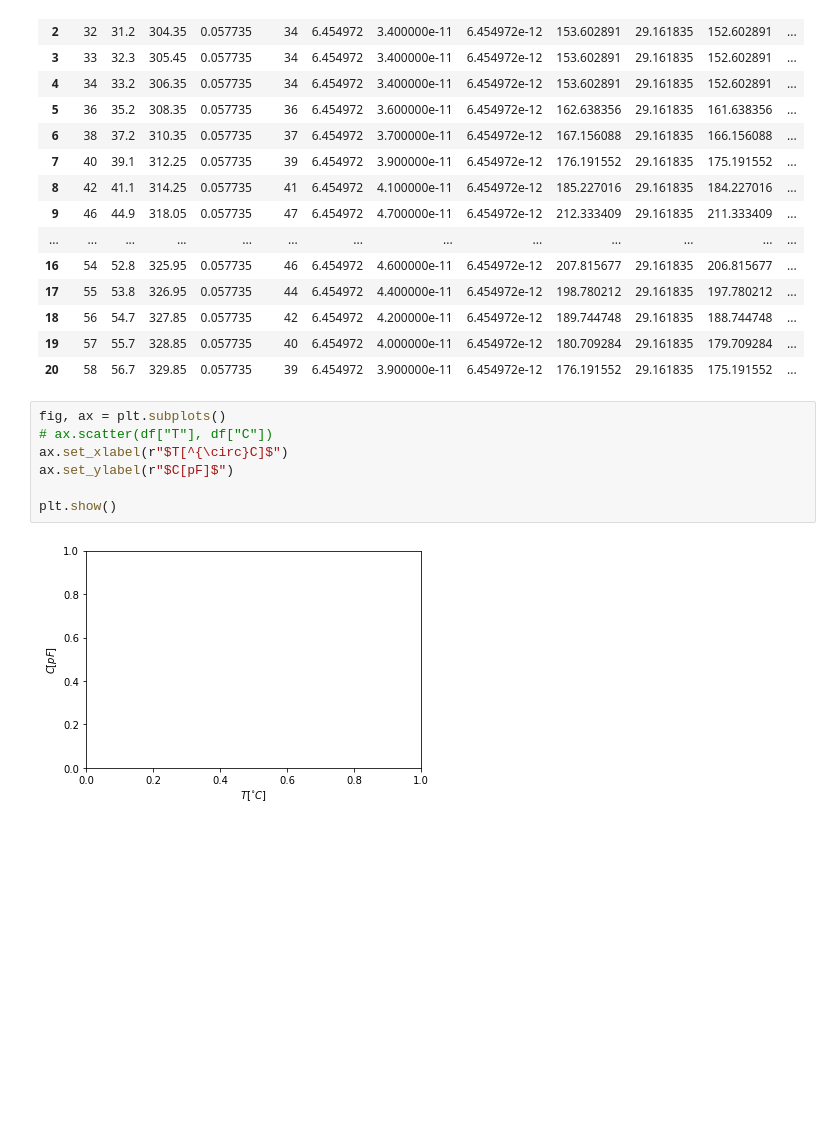
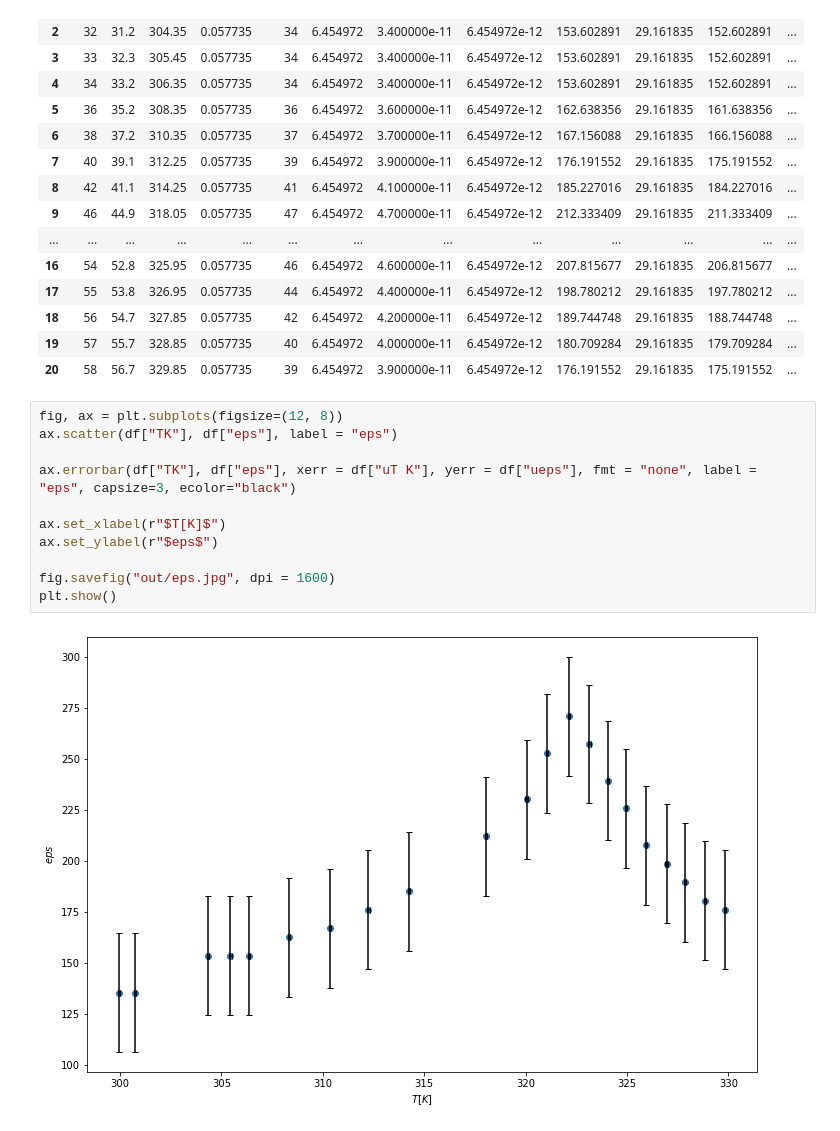
Before and after one commit to finem4n/physics-lab-ii, a Jupyter notebook: lab14/capacity.ipynb, the cells around one changed output. Saved outputs shown, nothing was run; the diff lists cells and outputs as text; blank space fills up the shorter version.

Commit message:
plots, least squares

```diff
--- a/lab14/capacity.ipynb
+++ b/lab14/capacity.ipynb
@@ -53,12 +53,16 @@ df
 | 18 | 56 | 54.7 | 327.85 | 0.057735 | 42 | 6.454972 | 4.200000e-11 | 6.454972e-12 | 189.744748 | 29.161835 | 188.744748 | ... |
 | 19 | 57 | 55.7 | 328.85 | 0.057735 | 40 | 6.454972 | 4.000000e-11 | 6.454972e-12 | 180.709284 | 29.161835 | 179.709284 | ... |
 | 20 | 58 | 56.7 | 329.85 | 0.057735 | 39 | 6.454972 | 3.900000e-11 | 6.454972e-12 | 176.191552 | 29.161835 | 175.191552 | ... |
-# %%
-fig, ax = plt.subplots()
-# ax.scatter(df["T"], df["C"])
-ax.set_xlabel(r"$T[^{\circ}C]$")
-ax.set_ylabel(r"$C[pF]$")
-
-plt.show()
-# %% [output]
-[figure, removed]
+# %%
+fig, ax = plt.subplots(figsize=(12, 8))
+ax.scatter(df["TK"], df["eps"], label = "eps")
+
+ax.errorbar(df["TK"], df["eps"], xerr = df["uT K"], yerr = df["ueps"], fmt = "none", label = "eps", capsize=3, ecolor="black")
+
+ax.set_xlabel(r"$T[K]$")
+ax.set_ylabel(r"$eps$")
+
+fig.savefig("out/eps.jpg", dpi = 1600)
+plt.show()
+# %% [output]
+[figure, added]
```
Also changed, not shown: parts of 2 cells of this notebook, 5 other files.
